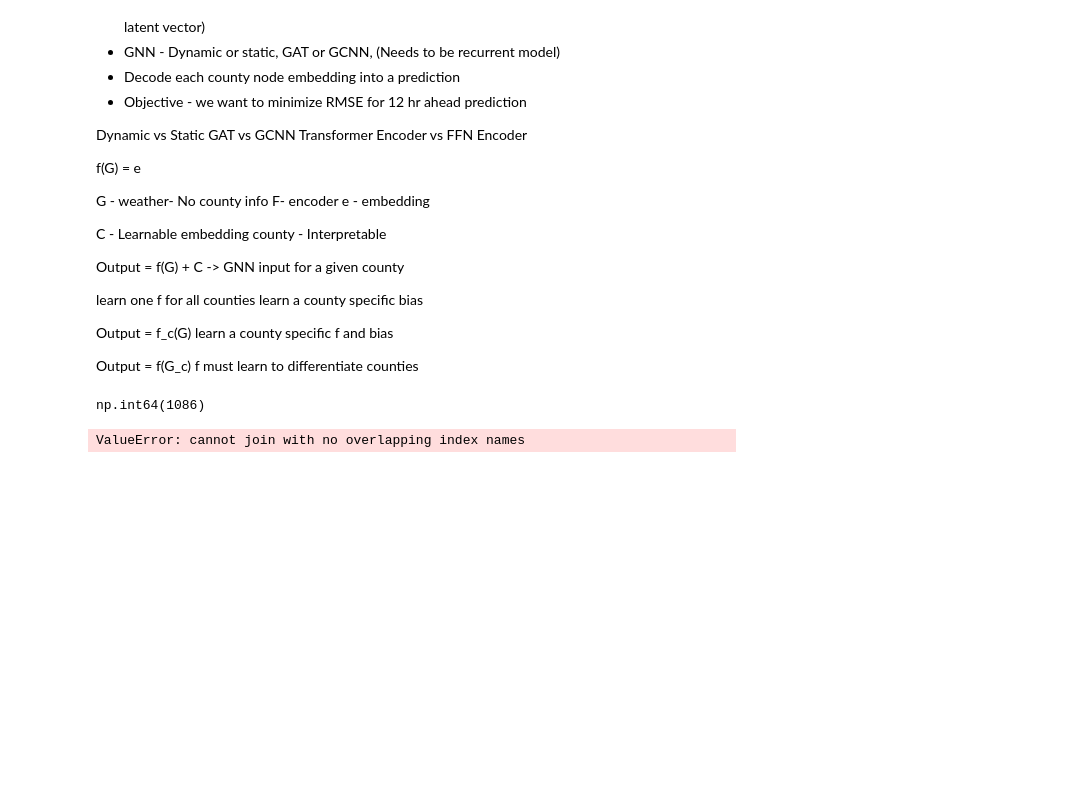
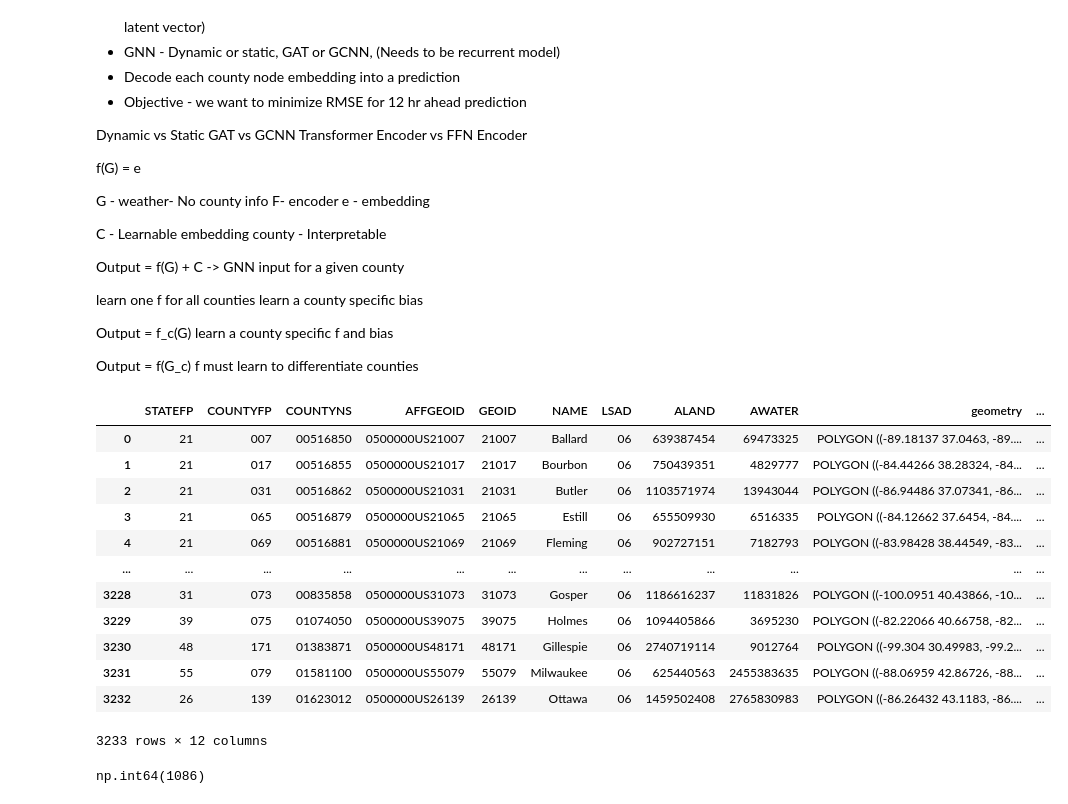
Before and after one commit to arrdel/power-outage-prediction, a Jupyter notebook: src/model.ipynb, the cells around one changed output. Saved outputs shown, nothing was run; the diff lists cells and outputs as text; code cells hidden in the pictures; blank space fills up the shorter version.

```diff
--- a/src/model.ipynb
+++ b/src/model.ipynb
@@ -180,3 +346,26 @@ ax.set_ylim(10,75)
+# %%
+
+# Step 4: Perform bilinear interpolation
+def bilinear_interpolation(values, weights):
+    return np.sum(values * weights) / np.sum(weights)
+
+# Example: Interpolating a variable (e.g., temperature) for each centroid
+interpolated_values = []
+for idx, neighbors in enumerate(indices):
+    # Map the neighbors' indices to the MultiIndex of df
+    neighbor_coords = lon_lat_df.iloc[neighbors][['lon', 'lat']].values
+    neighbor_values = []
+    for lon, lat in neighbor_coords:
+        try:
+            value = df.loc[(lon, lat), '2m_temperature'].values
+            neighbor_values.append(value)
+        except KeyError:
+            neighbor_values.append(np.nan)  # Handle missing data gracefully
+    neighbor_values = np.array(neighbor_values)
+    neighbor_weights = 1 / (distances[idx] + 1e-6)  # Avoid division by zero
+    interpolated_values.append(bilinear_interpolation(neighbor_values, neighbor_weights[:, np.newaxis]))
+
+counties['interpolated_temperature'] = interpolated_values
 # %% [markdown]
 counties.geom -> county centroids -> (lat, long) -> 4 nearest neighbors -> bilinear interpolation
 
@@ -211,13 +400,25 @@ learn a county specific f and bias
 
 Output = f(G_c)
 f must learn to differentiate counties
+# %%
+counties
+# %% [output]
+|  | STATEFP | COUNTYFP | COUNTYNS | AFFGEOID | GEOID | NAME | LSAD | ALAND | AWATER | geometry | ... |
+| 0 | 21 | 007 | 00516850 | 0500000US21007 | 21007 | Ballard | 06 | 639387454 | 69473325 | POLYGON ((-89.18137 37.0463, -89.... | ... |
+| 1 | 21 | 017 | 00516855 | 0500000US21017 | 21017 | Bourbon | 06 | 750439351 | 4829777 | POLYGON ((-84.44266 38.28324, -84... | ... |
+| 2 | 21 | 031 | 00516862 | 0500000US21031 | 21031 | Butler | 06 | 1103571974 | 13943044 | POLYGON ((-86.94486 37.07341, -86... | ... |
+| 3 | 21 | 065 | 00516879 | 0500000US21065 | 21065 | Estill | 06 | 655509930 | 6516335 | POLYGON ((-84.12662 37.6454, -84.... | ... |
+| 4 | 21 | 069 | 00516881 | 0500000US21069 | 21069 | Fleming | 06 | 902727151 | 7182793 | POLYGON ((-83.98428 38.44549, -83... | ... |
+| ... | ... | ... | ... | ... | ... | ... | ... | ... | ... | ... | ... |
+| 3228 | 31 | 073 | 00835858 | 0500000US31073 | 31073 | Gosper | 06 | 1186616237 | 11831826 | POLYGON ((-100.0951 40.43866, -10... | ... |
+| 3229 | 39 | 075 | 01074050 | 0500000US39075 | 39075 | Holmes | 06 | 1094405866 | 3695230 | POLYGON ((-82.22066 40.66758, -82... | ... |
+| 3230 | 48 | 171 | 01383871 | 0500000US48171 | 48171 | Gillespie | 06 | 2740719114 | 9012764 | POLYGON ((-99.304 30.49983, -99.2... | ... |
+| 3231 | 55 | 079 | 01581100 | 0500000US55079 | 55079 | Milwaukee | 06 | 625440563 | 2455383635 | POLYGON ((-88.06959 42.86726, -88... | ... |
+| 3232 | 26 | 139 | 01623012 | 0500000US26139 | 26139 | Ottawa | 06 | 1459502408 | 2765830983 | POLYGON ((-86.26432 43.1183, -86.... | ... |
+3233 rows × 12 columns
 # %%
 len(lon_lat_to_geoid) - lon_lat_to_geoid.isna().sum()
 # %% [output]
 np.int64(1086)
 # %%
 incounties = df_index[~df_index["county_geoid"].isna()]
-# %%
-df_new = df.reset_index().merge(df_index[['county_geoid']], left_index=True, right_index=True)
-# %% [output]
-ValueError: cannot join with no overlapping index names
```
Also changed, not shown: parts of 9 cells of this notebook.
